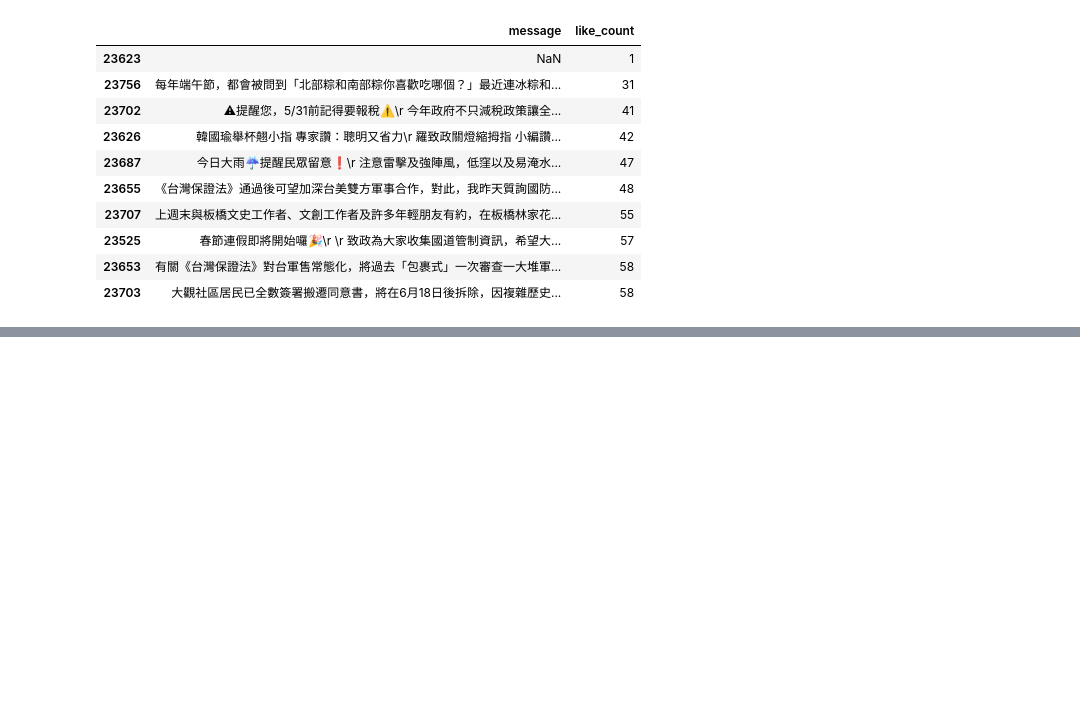
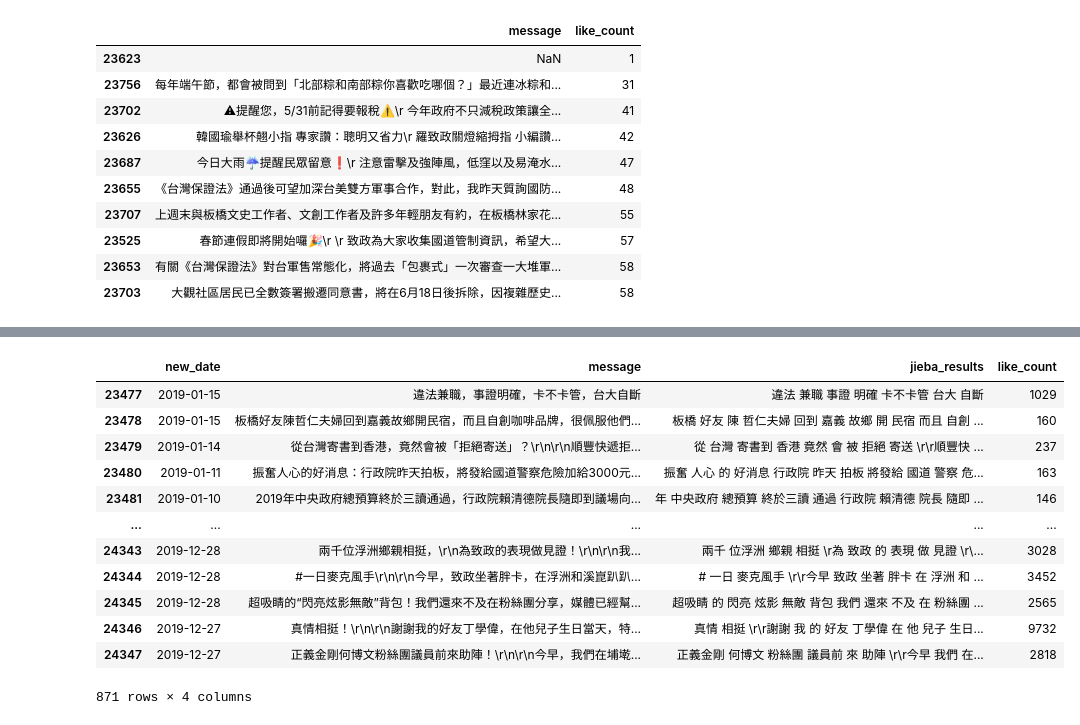
Before and after one commit to binying-lu/-2021-Politics-and-information, a Jupyter notebook: HW 04/9th_legislator_Banqiao_Lo.ipynb, the cells around one changed output, grey strips where cells are left out. Drawn from its saved outputs; the diff is of its cells as text; code cells hidden in the pictures; blank space fills up the shorter version.

```diff
--- a/HW 04/9th_legislator_Banqiao_Lo.ipynb
+++ b/HW 04/9th_legislator_Banqiao_Lo.ipynb
@@ -430,0 +438,7 @@ like_last10
+# %%
+import numpy as np
+lo = lo.replace(np.nan, '', regex=True) #將nan取代成空白字串
+
+text_list = list(lo['message'])
+lo_docs = pd.DataFrame(columns=['jieba_results'])
+lo_docs['jieba_results'] = lo_docs['jieba_results'].astype('str')
@@ -430,0 +508,18 @@ like_last10
+# %%
+lo['jieba_results'] = np.array(lo_docs)
+lo_post = lo[['new_date','message','jieba_results','like_count']]
+lo_post
+# %% [output]
+|  | new_date | message | jieba_results | like_count |
+| 23477 | 2019-01-15 | 違法兼職，事證明確，卡不卡管，台大自斷 | 違法 兼職 事證 明確 卡不卡管 台大 自斷 | 1029 |
+| 23478 | 2019-01-15 | 板橋好友陳哲仁夫婦回到嘉義故鄉開民宿，而且自創咖啡品牌，很佩服他們... | 板橋 好友 陳 哲仁夫婦 回到 嘉義 故鄉 開 民宿 而且 自創 ... | 160 |
+| 23479 | 2019-01-14 | 從台灣寄書到香港，竟然會被「拒絕寄送」？\r\n\r\n順豐快遞拒... | 從 台灣 寄書到 香港 竟然 會 被 拒絕 寄送 \r\r順豐快 ... | 237 |
+| 23480 | 2019-01-11 | 振奮人心的好消息：行政院昨天拍板，將發給國道警察危險加給3000元... | 振奮 人心 的 好消息 行政院 昨天 拍板 將發給 國道 警察 危... | 163 |
+| 23481 | 2019-01-10 | 2019年中央政府總預算終於三讀通過，行政院賴清德院長隨即到議場向... | 年 中央政府 總預算 終於三讀 通過 行政院 賴清德 院長 隨即 ... | 146 |
+| ... | ... | ... | ... | ... |
+| 24343 | 2019-12-28 | 兩千位浮洲鄉親相挺，\r\n為致政的表現做見證！\r\n\r\n我... | 兩千 位浮洲 鄉親 相挺 \r為 致政 的 表現 做 見證 \r\... | 3028 |
+| 24344 | 2019-12-28 | #一日麥克風手\r\n\r\n今早，致政坐著胖卡，在浮洲和溪崑趴趴... | # 一日 麥克風手 \r\r今早 致政 坐著 胖卡 在 浮洲 和 ... | 3452 |
+| 24345 | 2019-12-28 | 超吸睛的“閃亮炫影無敵”背包！我們還來不及在粉絲團分享，媒體已經幫... | 超吸睛 的 閃亮 炫影 無敵 背包 我們 還來 不及 在 粉絲團 ... | 2565 |
+| 24346 | 2019-12-27 | 真情相挺！\r\n\r\n謝謝我的好友丁學偉，在他兒子生日當天，特... | 真情 相挺 \r\r謝謝 我 的 好友 丁學偉 在 他 兒子 生日... | 9732 |
+| 24347 | 2019-12-27 | 正義金剛何博文粉絲團議員前來助陣！\r\n\r\n今早，我們在埔墘... | 正義金剛 何博文 粉絲團 議員前 來 助陣 \r\r今早 我們 在... | 2818 |
+871 rows × 4 columns
```
Also changed, not shown: parts of 17 cells of this notebook, 4 other files.
